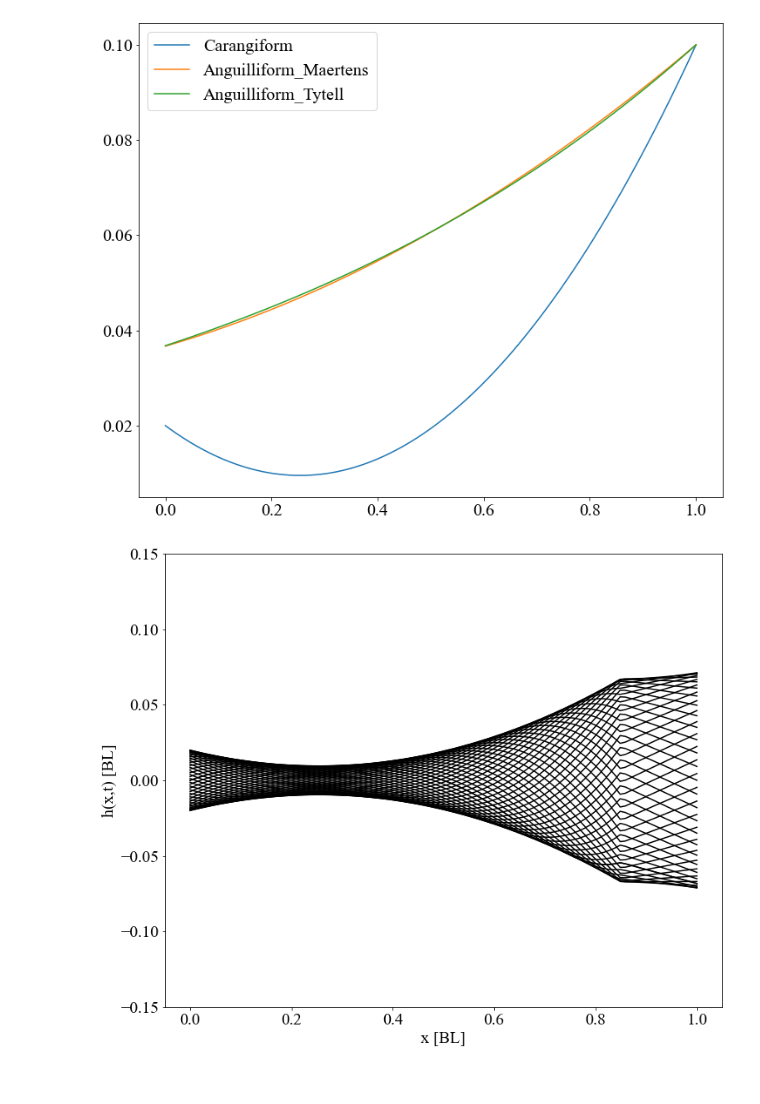
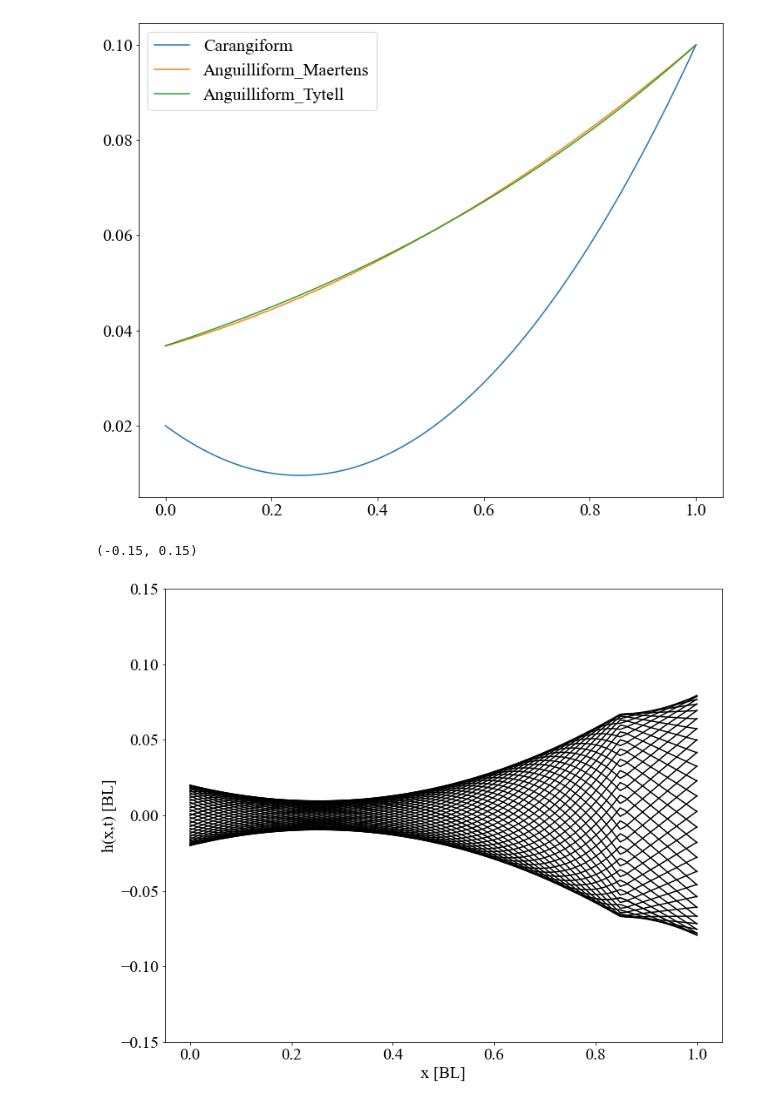
Before and after one commit to michaelcoe/Ika-Flow, a Jupyter notebook: motion_solver.ipynb, the cells around one changed output. Saved outputs shown, nothing was run; the diff lists cells and outputs as text; code cells hidden in the pictures.

Commit message:
Worked on power and velocity plots

```diff
--- a/motion_solver.ipynb
+++ b/motion_solver.ipynb
@@ -332,7 +336,6 @@ ax5.legend()
 # %%
 def carangiform_tail(t, x, amplitude, length, waveNumber, omega, pivot, angle, phase):
     x_bl = x/length
-    x_pivot = pivot
     indexes = np.where(x_bl < pivot)[0]
     mask = np.ones(x_bl.size, dtype=bool)
     mask[indexes]=False
@@ -361,34 +364,35 @@ def carangiform_tail(t, x, amplitude, length, waveNumber, omega, pivot, angle, p
 # %%
 amplitude_ = np.array([0.1, -0.825, 1.625])
 length_ = 0.225
 St = 0.3
 U = 1.0
 A_p2p = 0.2
 f = St * U / A_p2p
 T = 1/f
 omega_ = 2 * np.pi * f
 lam = 1.0
 waveNumber_ = 2*np.pi/lam
 pivot_ = 0.85
-angle_ = 9
+angle_ = 16
 phase_ = -90
 
 time = np.linspace(0, 1*(1/f), 50)
 
 x = np.linspace(0, length_, 100)
 
 fig6, ax6 = plt.subplots(figsize=(12,10))
 
 for i, t in enumerate(time):
     y = carangiform_tail(t, x, amplitude_, length_, waveNumber_, omega_, pivot_, angle_, phase_)
     ax6.plot(x/length_, y/length_, 'k', label=str(np.round(t/T, 3)))
 
 ax6.set_xlabel('x [BL]')
 ax6.set_ylabel('h(x,t) [BL]')
 ax6.set_ylim([-0.15, 0.15])
-fig6.savefig(Path(r'./figures').joinpath('thunniformMotion.pdf'), facecolor='w', dpi=300, bbox_inches='tight')
+#fig6.savefig(Path(r'./figures').joinpath('thunniformMotion.pdf'), facecolor='w', dpi=300, bbox_inches='tight')
 # %% [output]
+(-0.15, 0.15)
-[figure, old version]
+[figure, new version]
 # %%
 amplitude_ = np.array([0.1, -0.825, 1.625])
 length_ = 0.225
```
Also changed, not shown: parts of 8 cells of this notebook, 1 other file.
